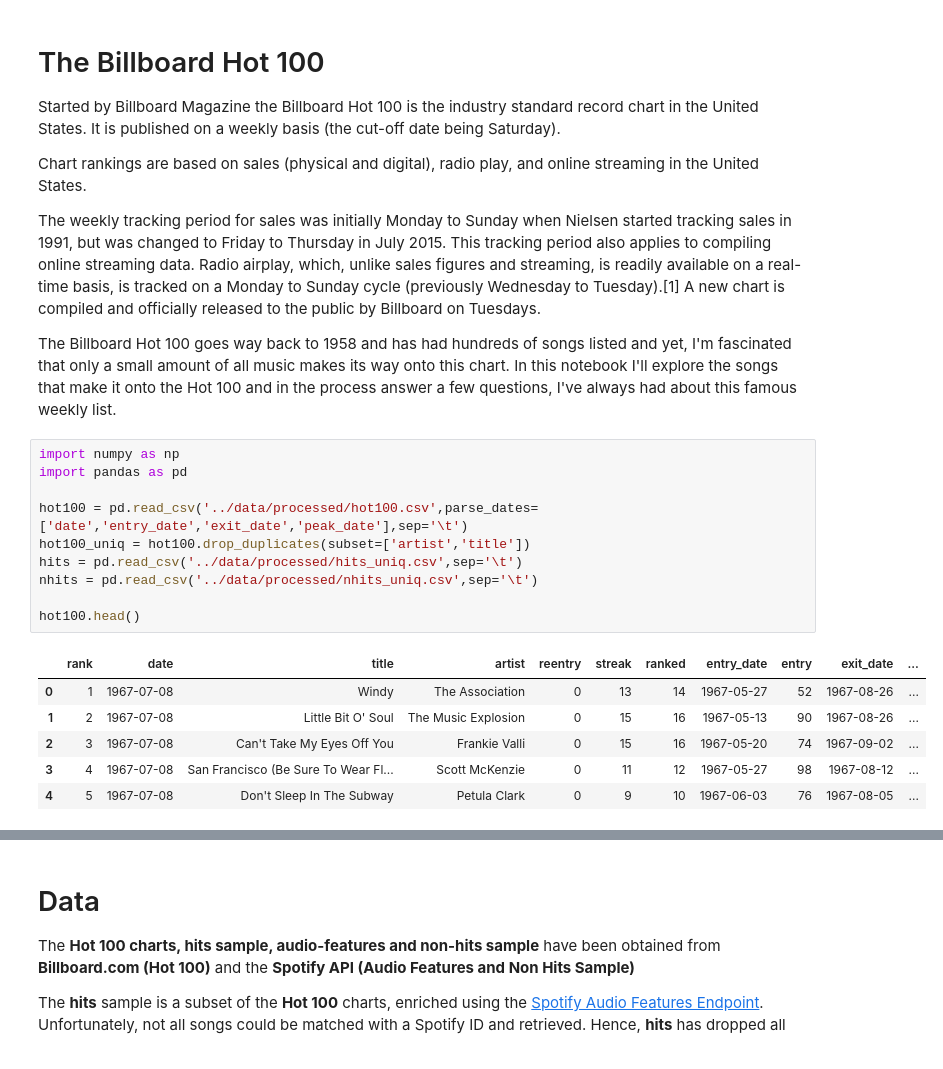
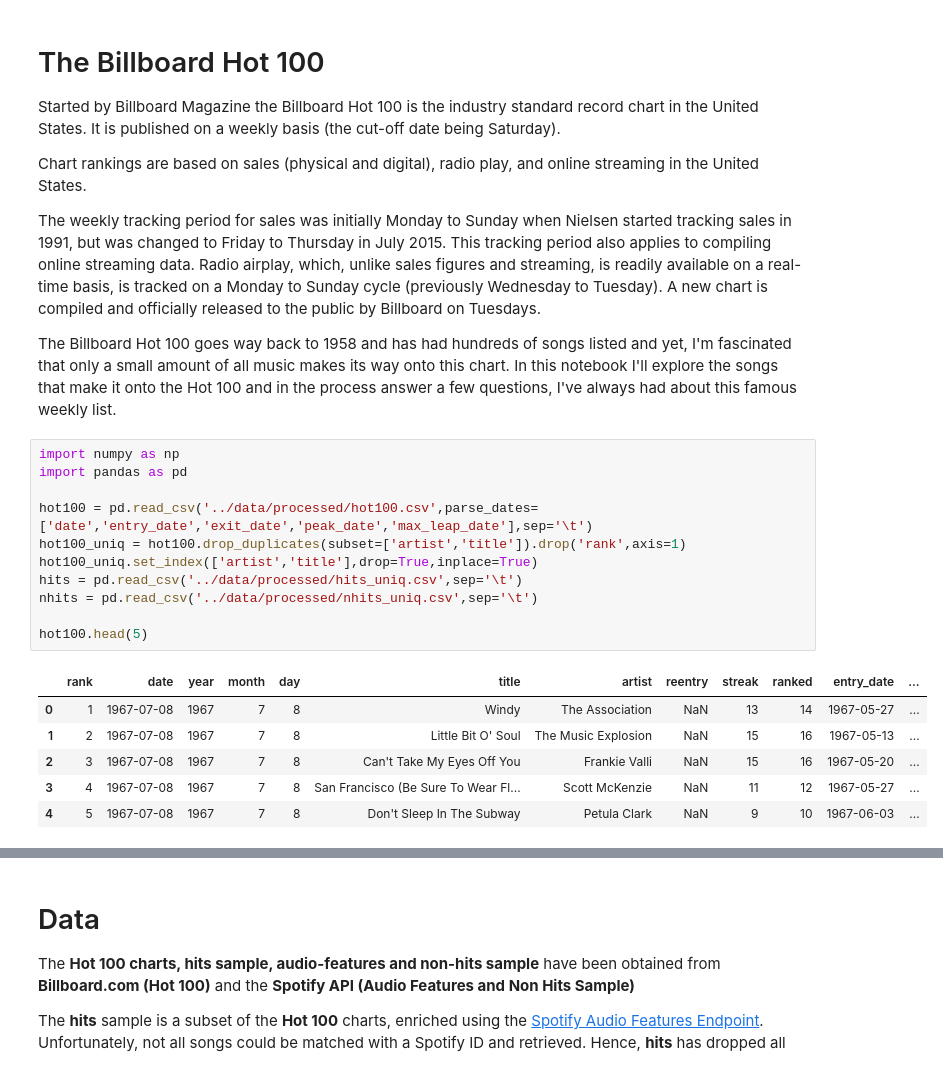
Before and after one commit to Germoe/hit-predictor, a Jupyter notebook: notebooks/_Step 2 - Data Storytelling.ipynb, the cells around one changed output, grey strips where cells are left out. Cells and saved outputs as stored; diff of their text form.

```diff
--- a/notebooks/_Step 2 - Data Storytelling.ipynb
+++ b/notebooks/_Step 2 - Data Storytelling.ipynb
@@ -5,23 +5,24 @@ Started by Billboard Magazine the Billboard Hot 100 is the industry standard rec
 
 Chart rankings are based on sales (physical and digital), radio play, and online streaming in the United States.
 
-The weekly tracking period for sales was initially Monday to Sunday when Nielsen started tracking sales in 1991, but was changed to Friday to Thursday in July 2015. This tracking period also applies to compiling online streaming data. Radio airplay, which, unlike sales figures and streaming, is readily available on a real-time basis, is tracked on a Monday to Sunday cycle (previously Wednesday to Tuesday).[1] A new chart is compiled and officially released to the public by Billboard on Tuesdays.
+The weekly tracking period for sales was initially Monday to Sunday when Nielsen started tracking sales in 1991, but was changed to Friday to Thursday in July 2015. This tracking period also applies to compiling online streaming data. Radio airplay, which, unlike sales figures and streaming, is readily available on a real-time basis, is tracked on a Monday to Sunday cycle (previously Wednesday to Tuesday). A new chart is compiled and officially released to the public by Billboard on Tuesdays.
 
 The Billboard Hot 100 goes way back to 1958 and has had hundreds of songs listed and yet, I'm fascinated that only a small amount of all music makes its way onto this chart. In this notebook I'll explore the songs that make it onto the Hot 100 and in the process answer a few questions, I've always had about this famous weekly list.
 # %%
 import numpy as np
 import pandas as pd
 
-hot100 = pd.read_csv('../data/processed/hot100.csv',parse_dates=['date','entry_date','exit_date','peak_date'],sep='\t')
-hot100_uniq = hot100.drop_duplicates(subset=['artist','title'])
+hot100 = pd.read_csv('../data/processed/hot100.csv',parse_dates=['date','entry_date','exit_date','peak_date','max_leap_date'],sep='\t')
+hot100_uniq = hot100.drop_duplicates(subset=['artist','title']).drop('rank',axis=1)
+hot100_uniq.set_index(['artist','title'],drop=True,inplace=True)
 hits = pd.read_csv('../data/processed/hits_uniq.csv',sep='\t')
 nhits = pd.read_csv('../data/processed/nhits_uniq.csv',sep='\t')
 
-hot100.head()
+hot100.head(5)
 # %% [output]
-|  | rank | date | title | artist | reentry | streak | ranked | entry_date | entry | exit_date | ... |
-| 0 | 1 | 1967-07-08 | Windy | The Association | 0 | 13 | 14 | 1967-05-27 | 52 | 1967-08-26 | ... |
-| 1 | 2 | 1967-07-08 | Little Bit O' Soul | The Music Explosion | 0 | 15 | 16 | 1967-05-13 | 90 | 1967-08-26 | ... |
-| 2 | 3 | 1967-07-08 | Can't Take My Eyes Off You | Frankie Valli | 0 | 15 | 16 | 1967-05-20 | 74 | 1967-09-02 | ... |
-| 3 | 4 | 1967-07-08 | San Francisco (Be Sure To Wear Fl... | Scott McKenzie | 0 | 11 | 12 | 1967-05-27 | 98 | 1967-08-12 | ... |
-| 4 | 5 | 1967-07-08 | Don't Sleep In The Subway | Petula Clark | 0 | 9 | 10 | 1967-06-03 | 76 | 1967-08-05 | ... |
+|  | rank | date | year | month | day | title | artist | reentry | streak | ranked | entry_date | ... |
+| 0 | 1 | 1967-07-08 | 1967 | 7 | 8 | Windy | The Association | NaN | 13 | 14 | 1967-05-27 | ... |
+| 1 | 2 | 1967-07-08 | 1967 | 7 | 8 | Little Bit O' Soul | The Music Explosion | NaN | 15 | 16 | 1967-05-13 | ... |
+| 2 | 3 | 1967-07-08 | 1967 | 7 | 8 | Can't Take My Eyes Off You | Frankie Valli | NaN | 15 | 16 | 1967-05-20 | ... |
+| 3 | 4 | 1967-07-08 | 1967 | 7 | 8 | San Francisco (Be Sure To Wear Fl... | Scott McKenzie | NaN | 11 | 12 | 1967-05-27 | ... |
+| 4 | 5 | 1967-07-08 | 1967 | 7 | 8 | Don't Sleep In The Subway | Petula Clark | NaN | 9 | 10 | 1967-06-03 | ... |
```
Also changed, not shown: parts of 32 cells of this notebook, 3 other files.
